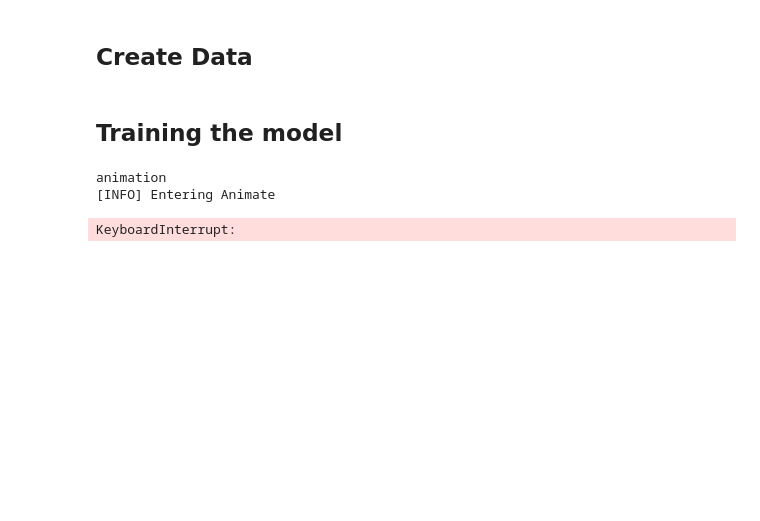
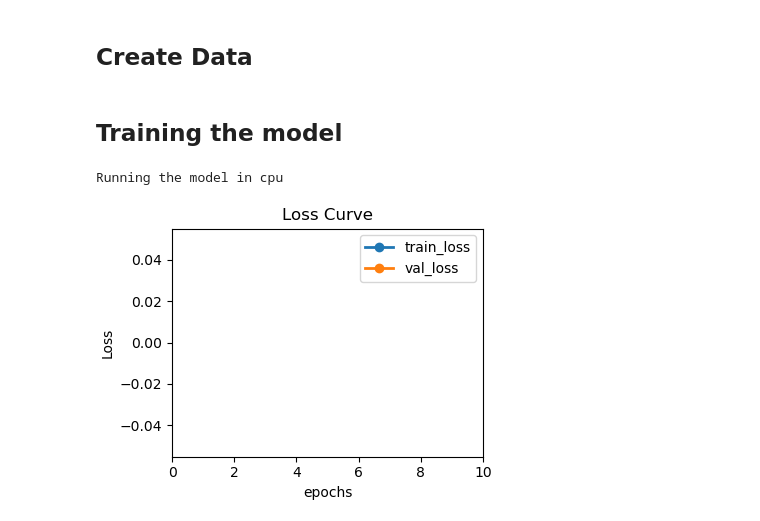
Before and after one commit to Lashi0812/PyTorch2, a Jupyter notebook: 01_Regression/ConsiceLinearRegression.ipynb, the cells around one changed output. Cells and saved outputs as stored; diff of their text form; code cells hidden in the pictures; blank space fills up the shorter version.

```diff
--- a/01_Regression/ConsiceLinearRegression.ipynb
+++ b/01_Regression/ConsiceLinearRegression.ipynb
@@ -25,7 +46,7 @@ import matplotlib
 # %% [markdown]
 ## Defining the model
 # %%
-class LinearRegression(cus_utils.Module):
+class LinearRegression(helper.Module):
     def __init__(self, lr) -> None:
         super().__init__()
         self.lr = lr
@@ -45,7 +66,7 @@ class LinearRegression(cus_utils.Module):
 # %% [markdown]
 ##  Create Data
 # %%
-class SyntheticRegressionData(cus_utils.DataModule):
+class SyntheticRegressionData(helper.DataModule):
     def __init__(
         self, w, b, noise=0.01, num_train=1000, num_val=1000, batch_size=32
     ) -> None:
@@ -74,9 +95,8 @@ class SyntheticRegressionData(cus_utils.DataModule):
 # %%
 model = LinearRegression(lr=0.03)
 data = SyntheticRegressionData(w = torch.tensor([2,-3.4]),b=4.2)
-trainer = cus_utils.Trainer(max_epochs=10,show_ani=True)
+trainer = helper.Trainer(max_epochs=10,show_ani=True,verbose=False)
 trainer.fit(model,data)
 # %% [output]
-animation
-[INFO] Entering Animate
+Running the model in cpu
-KeyboardInterrupt:
+[figure, added]
```
Also changed, not shown: parts of 3 cells of this notebook, 2 other files.
